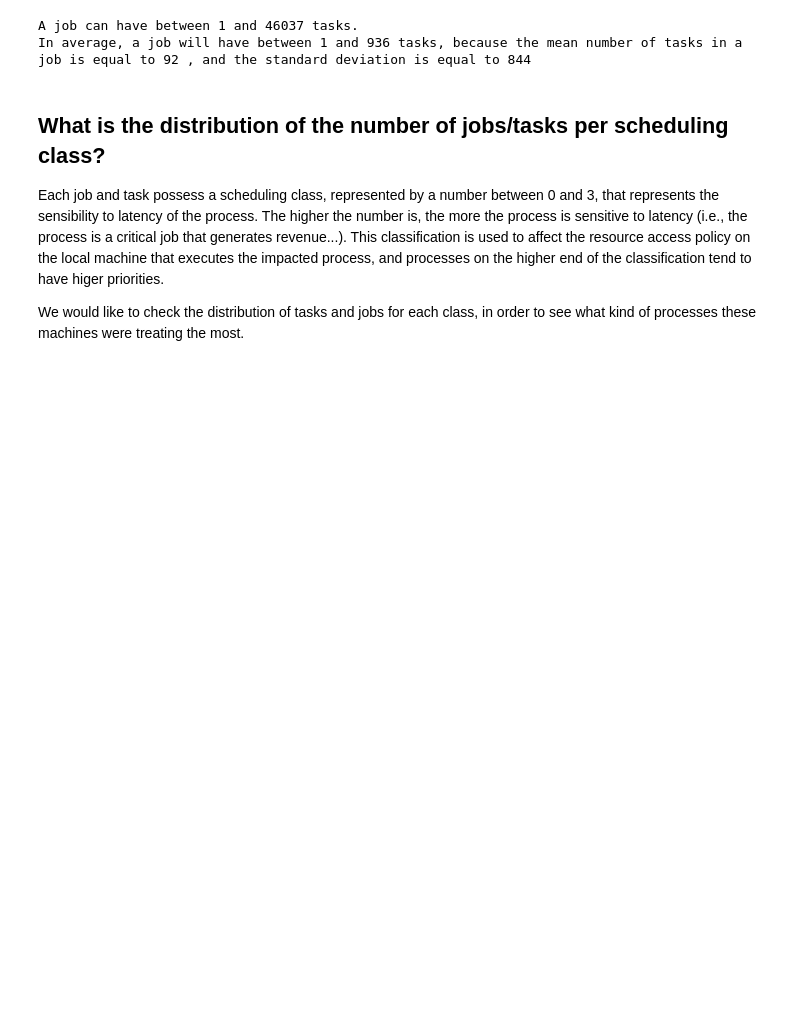
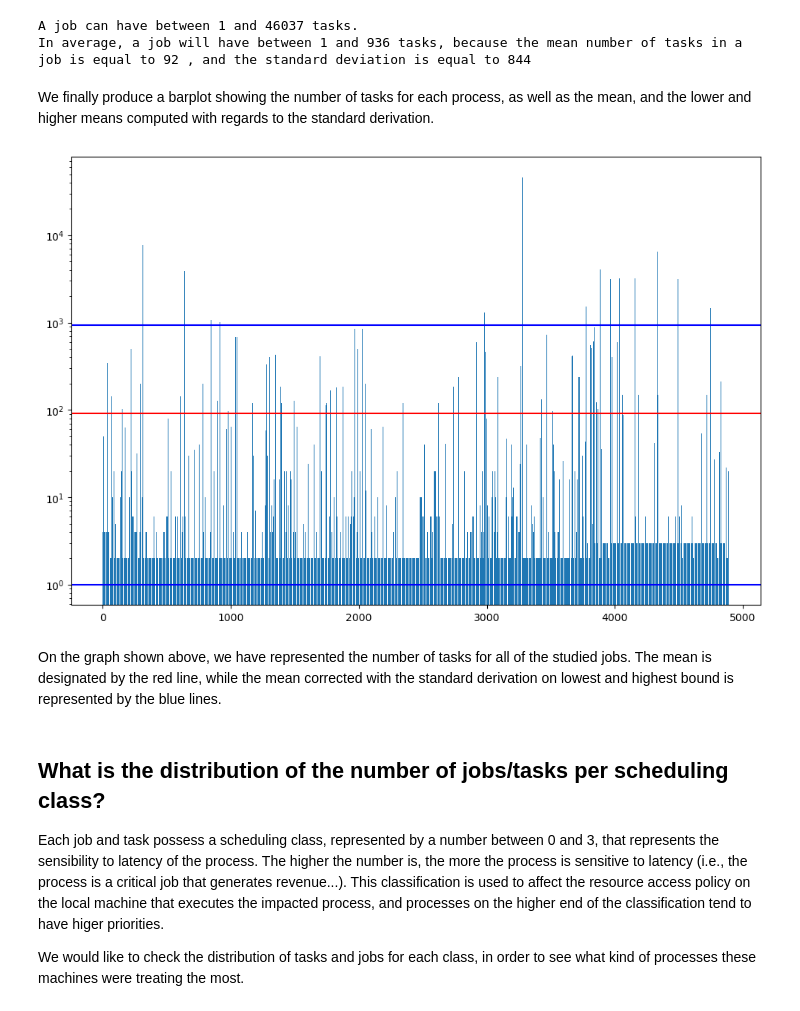
Before and after one commit to templierw/spark_lab, a Jupyter notebook: lab.ipynb, the cells around one changed output. Cells and saved outputs as stored; diff of their text form; code cells hidden in the pictures; blank space fills up the shorter version.

```diff
--- a/lab.ipynb
+++ b/lab.ipynb
@@ -95,6 +102,19 @@ print(f"In average, a job will have between {low_mean} and {high_mean} tasks, be
 # %% [output]
 A job can have between 1 and 46037 tasks.
 In average, a job will have between 1 and 936 tasks, because the mean number of tasks in a job is equal to 92 , and the standard deviation is equal to 844
+# %% [markdown]
+We finally produce a barplot showing the number of tasks for each process, as well as the mean, and the lower and higher means computed with regards to the standard derivation.
+# %%
+plt.bar(np.arange(len(task_per_job)), task_per_job)
+plt.axhline(y=low_mean, color='blue')
+plt.axhline(y=high_mean, color='blue')
+plt.axhline(y=mean, color='red')
+plt.yscale("log")
+plt.show()
+# %% [output]
+[figure, added]
+# %% [markdown]
+On the graph shown above, we have represented the number of tasks for all of the studied jobs. The mean is designated by the red line, while the mean corrected with the standard derivation on lowest and highest bound is represented by the blue lines.
 # %% [markdown]
 ## What is the distribution of the number of jobs/tasks per scheduling class?
 
```
Also changed, not shown: parts of 24 cells of this notebook.
